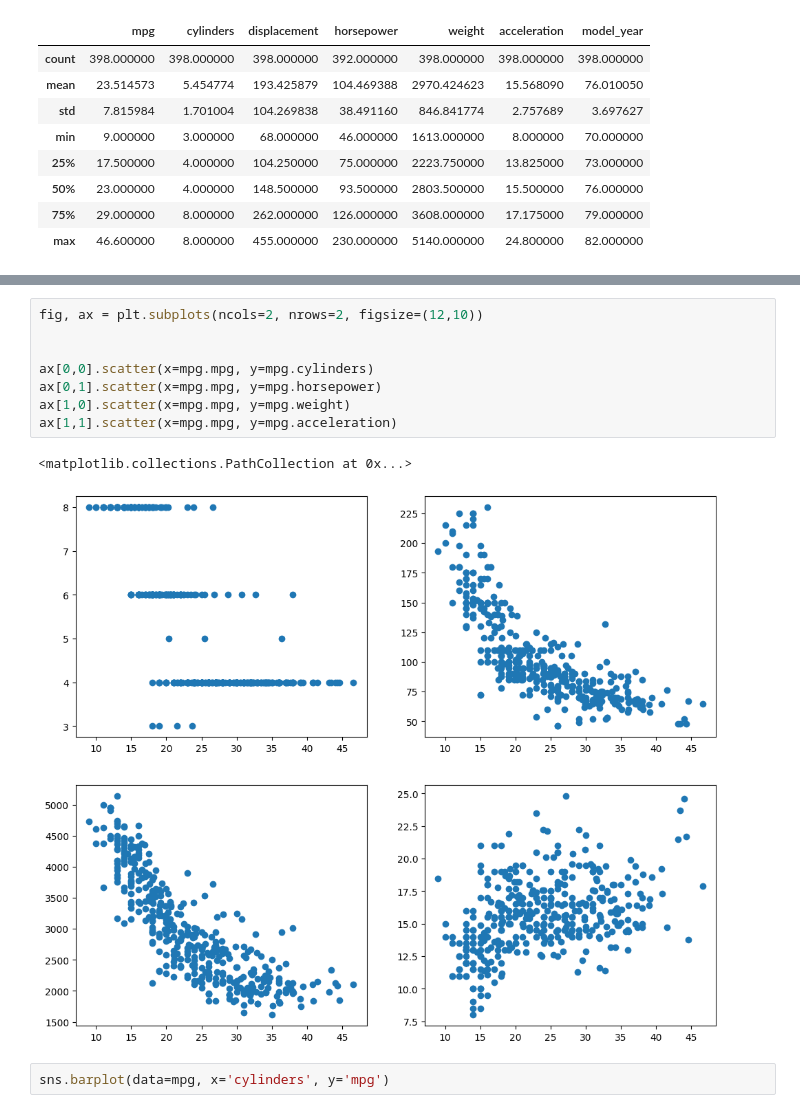
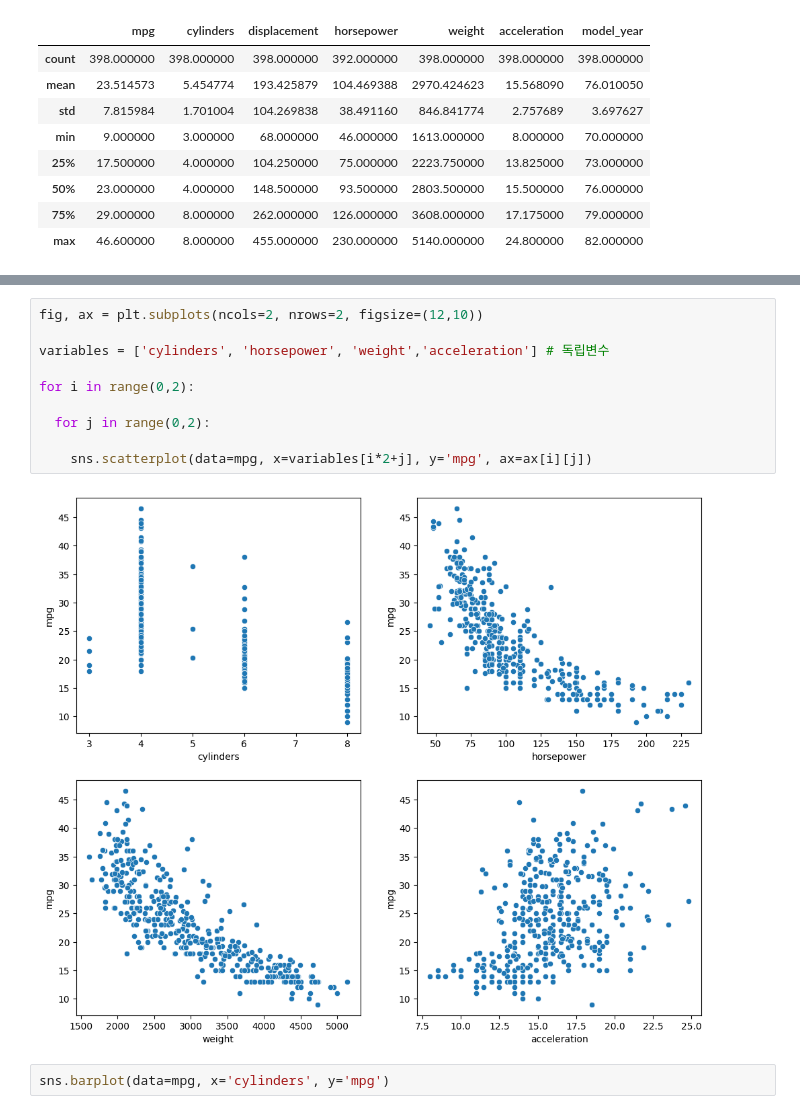
Before and after one commit to kim-dahun/python-study, a Jupyter notebook: py18_mpg.ipynb, the cells around one changed output, grey strips where cells are left out. Drawn from its saved outputs; the diff is of its cells as text.

```diff
--- a/py18_mpg.ipynb
+++ b/py18_mpg.ipynb
@@ -82,14 +126,15 @@ sns.scatterplot(data=mpg, x='mpg',y='displacement')
-# %%
-fig, ax = plt.subplots(ncols=2, nrows=2, figsize=(12,10))
-
-
-ax[0,0].scatter(x=mpg.mpg, y=mpg.cylinders)
-ax[0,1].scatter(x=mpg.mpg, y=mpg.horsepower)
-ax[1,0].scatter(x=mpg.mpg, y=mpg.weight)
-ax[1,1].scatter(x=mpg.mpg, y=mpg.acceleration)
-# %% [output]
-<matplotlib.collections.PathCollection at 0x...>
-[figure, removed]
+# %%
+fig, ax = plt.subplots(ncols=2, nrows=2, figsize=(12,10))
+
+variables = ['cylinders', 'horsepower', 'weight','acceleration'] # 독립변수
+
+for i in range(0,2):
+
+  for j in range(0,2):
+
+    sns.scatterplot(data=mpg, x=variables[i*2+j], y='mpg', ax=ax[i][j])
+# %% [output]
+[figure, added]
 # %%
 sns.barplot(data=mpg, x='cylinders', y='mpg')
 # %% [output]
```
Also changed, not shown: parts of 8 cells of this notebook.
